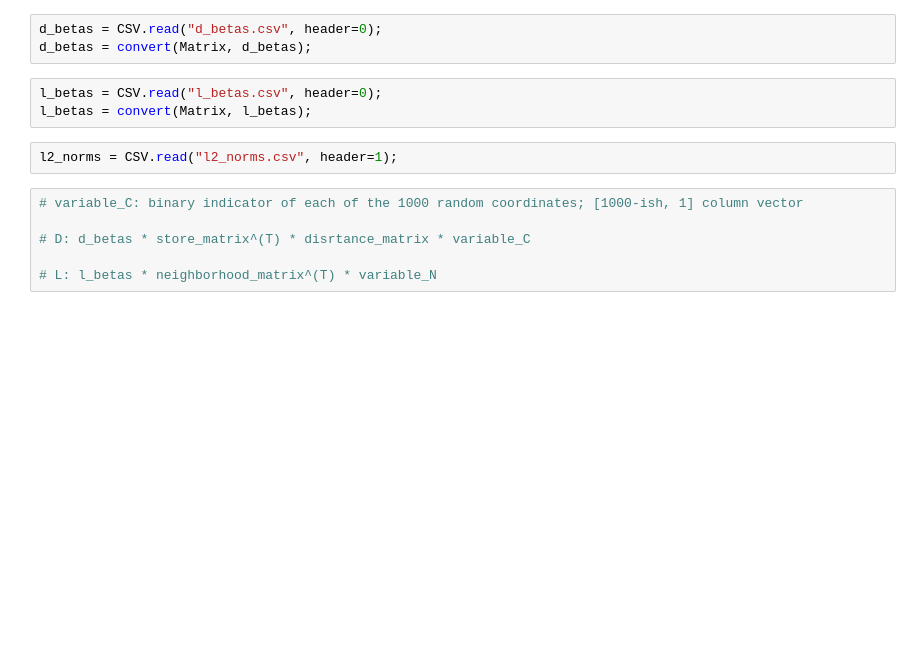
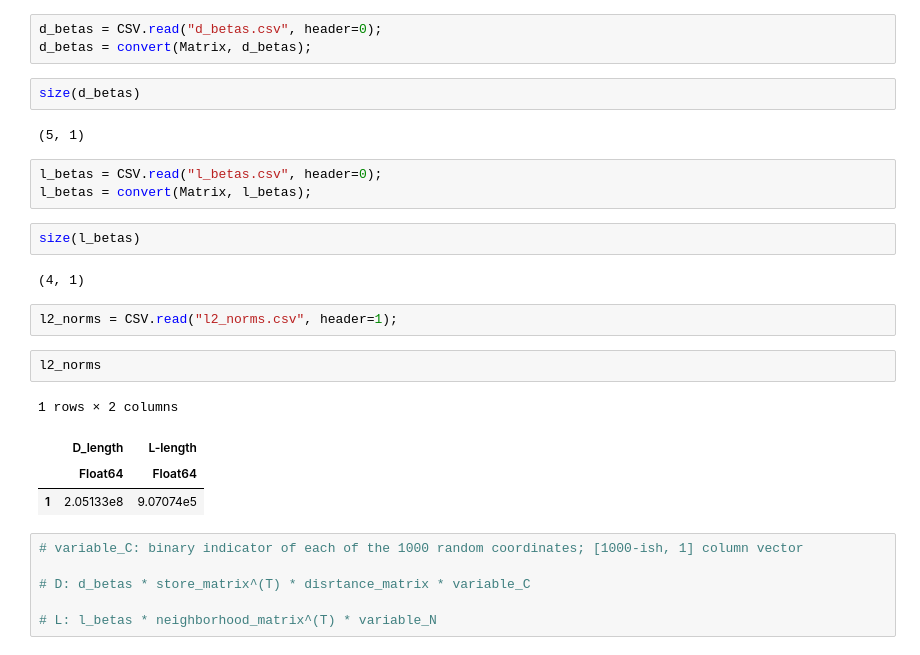
Before and after one commit to chrisolen1/urban-demand-allocation, a Jupyter notebook: optimizer.ipynb, the cells around one changed output. Saved outputs shown, nothing was run; the diff lists cells and outputs as text; blank space fills up the shorter version.

```diff
--- a/optimizer.ipynb
+++ b/optimizer.ipynb
@@ -13,11 +25,26 @@ store_matrix = convert(Matrix, store_matrix);
 # %%
 d_betas = CSV.read("d_betas.csv", header=0);
 d_betas = convert(Matrix, d_betas);
+# %%
+size(d_betas)
+# %% [output]
+(5, 1)
 # %%
 l_betas = CSV.read("l_betas.csv", header=0);
 l_betas = convert(Matrix, l_betas);
+# %%
+size(l_betas)
+# %% [output]
+(4, 1)
 # %%
 l2_norms = CSV.read("l2_norms.csv", header=1);
+# %%
+l2_norms
+# %% [output]
+1 rows × 2 columns
+|  | D_length | L-length |
+|  | Float64 | Float64 |
+| 1 | 2.05133e8 | 9.07074e5 |
 # %%
 # variable_C: binary indicator of each of the 1000 random coordinates; [1000-ish, 1] column vector
 
```
Also changed, not shown: parts of 6 cells of this notebook, 7 other files.
